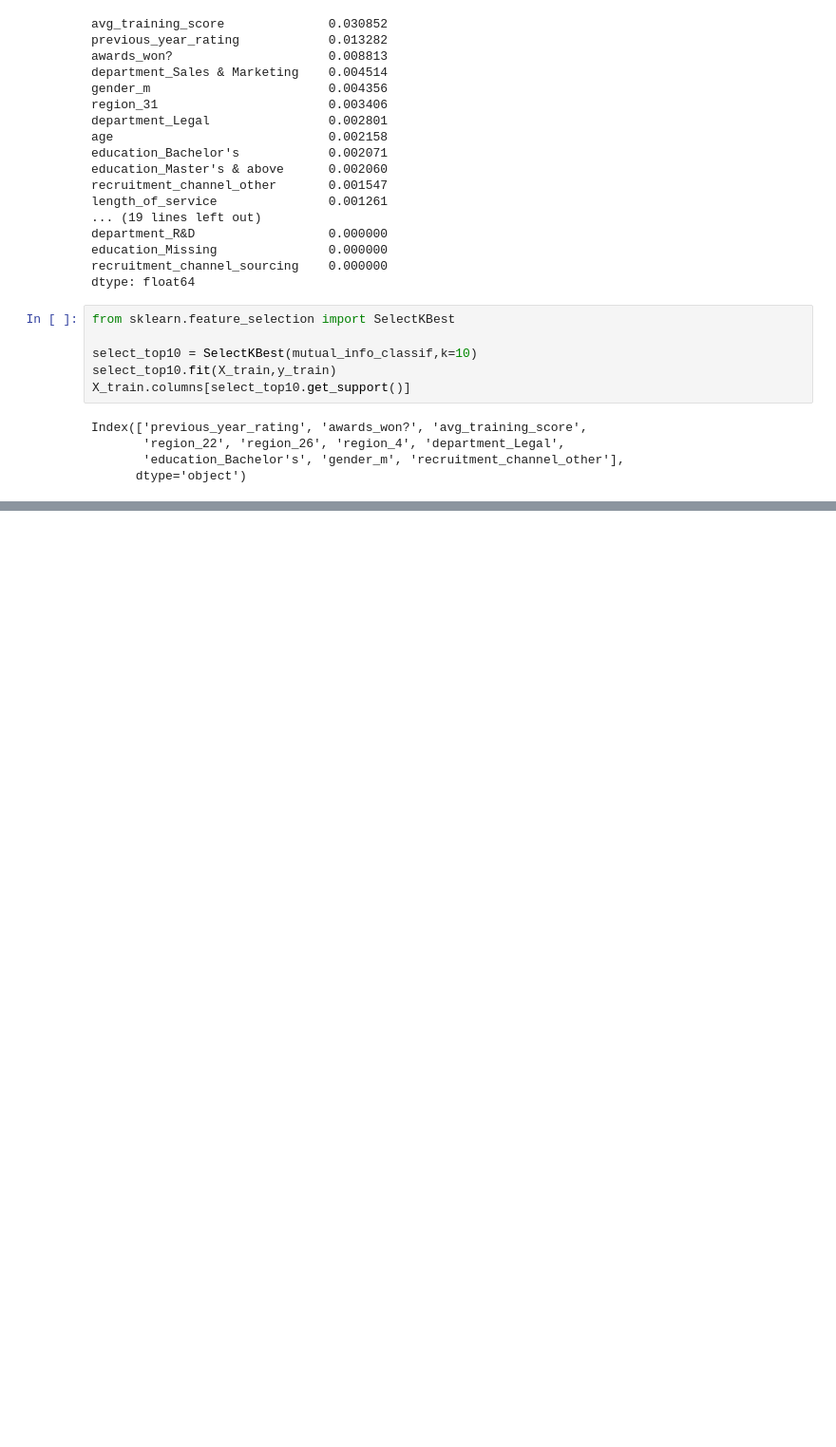
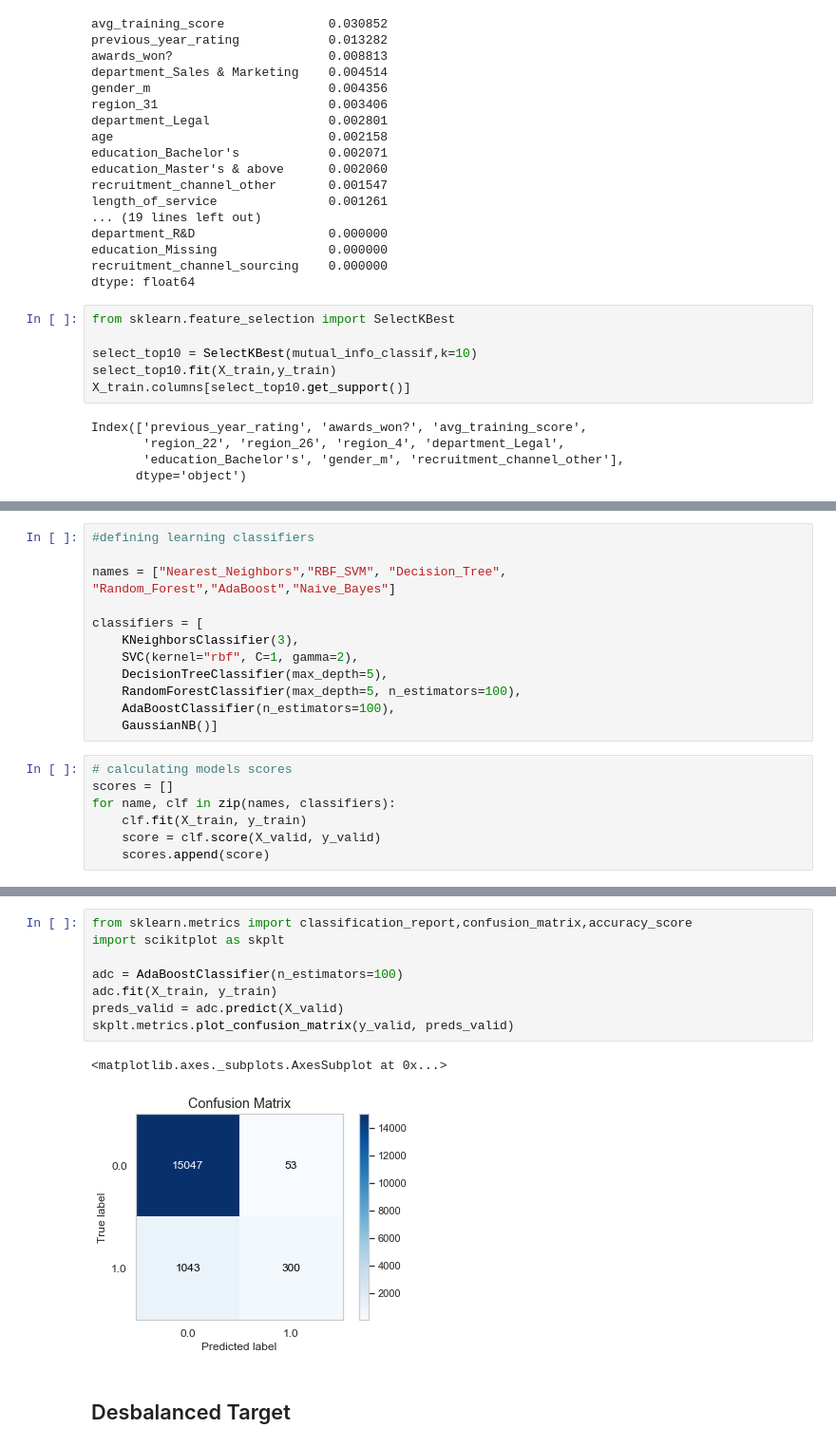
Before and after one commit to raquelcreis/hr_analytics, a Jupyter notebook: notebook.ipynb, the cells around one changed output, grey strips where cells are left out. Shown at 95% size. Saved outputs shown, nothing was run; the diff lists cells and outputs as text; blank space fills up the shorter version.

Commit message:
confusion matrix

```diff
--- a/notebook.ipynb
+++ b/notebook.ipynb
@@ -456,0 +474,19 @@ Index(['previous_year_rating', 'awards_won?', 'avg_training_score',
+# %%
+#defining learning classifiers
+
+names = ["Nearest_Neighbors","RBF_SVM", "Decision_Tree", "Random_Forest","AdaBoost","Naive_Bayes"]
+
+classifiers = [
+    KNeighborsClassifier(3),
+    SVC(kernel="rbf", C=1, gamma=2),
+    DecisionTreeClassifier(max_depth=5),
+    RandomForestClassifier(max_depth=5, n_estimators=100),
+    AdaBoostClassifier(n_estimators=100),
+    GaussianNB()]
+# %%
+# calculating models scores
+scores = []
+for name, clf in zip(names, classifiers):
+    clf.fit(X_train, y_train)
+    score = clf.score(X_valid, y_valid)
+    scores.append(score)
@@ -456,0 +528,13 @@ Index(['previous_year_rating', 'awards_won?', 'avg_training_score',
+# %%
+from sklearn.metrics import classification_report,confusion_matrix,accuracy_score
+import scikitplot as skplt
+
+adc = AdaBoostClassifier(n_estimators=100)
+adc.fit(X_train, y_train)
+preds_valid = adc.predict(X_valid)
+skplt.metrics.plot_confusion_matrix(y_valid, preds_valid)
+# %% [output]
+<matplotlib.axes._subplots.AxesSubplot at 0x...>
+[figure, added]
+# %% [markdown]
+## Desbalanced Target
```
Also changed, not shown: parts of 4 cells of this notebook.
